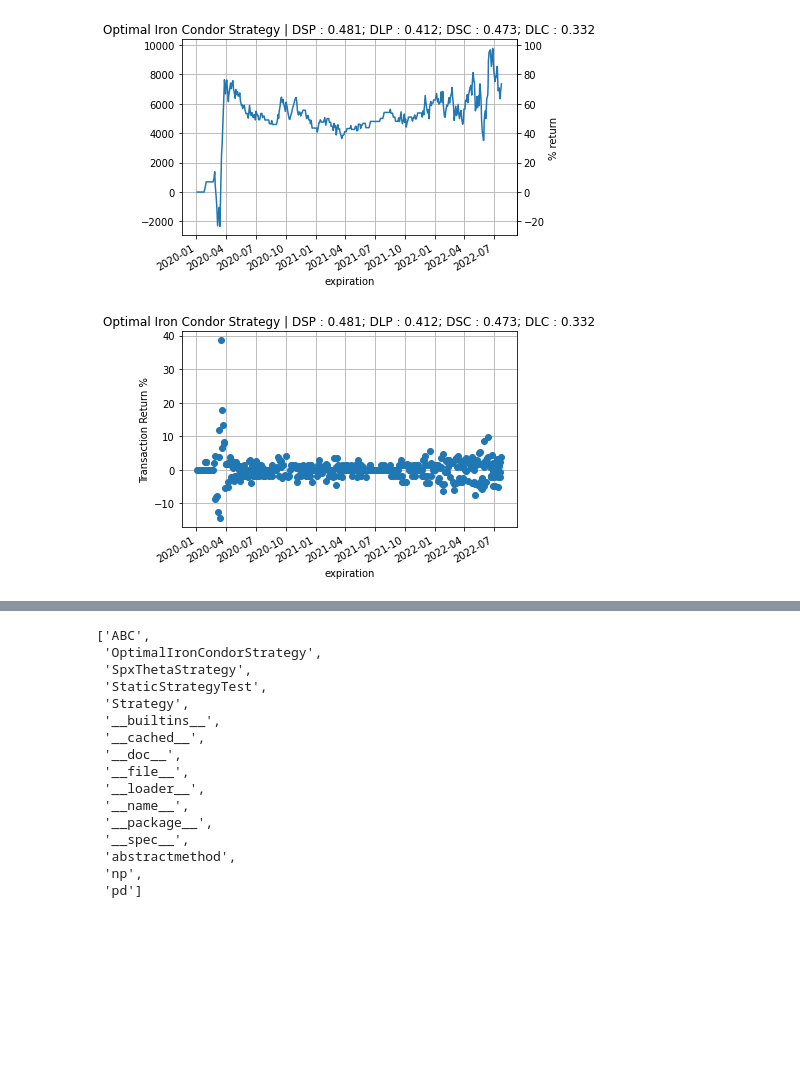
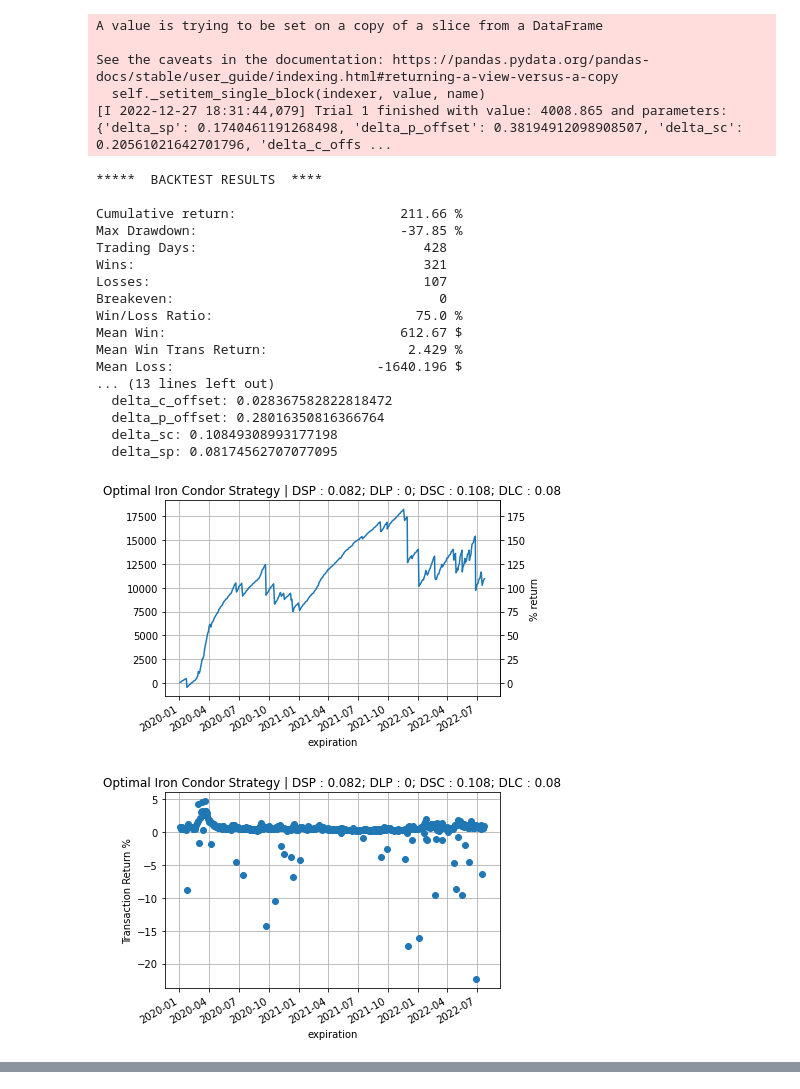
Before and after one commit to jcurtiswebb/SPXoptions-put-backtesting, a Jupyter notebook: spx-option-spread-backtester.ipynb, the cells around one changed output, grey strips where cells are left out. Drawn from its saved outputs; the diff is of its cells as text; code cells hidden in the pictures; blank space fills up the shorter version.

Commit message:
Kaggle Notebook | SPX Option Spread Backtester | Version 18

```diff
--- a/spx-option-spread-backtester.ipynb
+++ b/spx-option-spread-backtester.ipynb
@@ -211,7 +210,7 @@ def run_backtest(strat, df):
         f"\n{'Sharpe Ratio static STD:':<35}{round(np.sqrt(252)*(df_trades['transaction_return'].mean()-df_trades['daily_risk_free_return'].mean())/std_trans_return,3):>10}",
         f"\n{'Sharpe Ratio with RF STD:':<35}{round(np.sqrt(252)*(df_trades['transaction_return'].mean()-df_trades['daily_risk_free_return'].mean())/std_trans_return_less_rf,3):>10}",
         f"\n{'Risk Adj Cumulative Return:':<35}{round(df_trades['cum_return'].iloc[-1]*100/std_trans_return,3):>10}",
-
+        f"\n"
     )
     risk_adj_cum_return = round(df_trades['cum_return'].iloc[-1]*100/std_trans_return,3)
     return risk_adj_cum_return
@@ -228,8 +227,10 @@ def objective(trial, df):
     score = run_backtest(strategy, df)
     return score
 # %%
-study = optuna.create_study(direction = "maximize")
-study.optimize(lambda trial: objective(trial, df), n_trials = 1)
+study_name = "optimal-iron-condor-study"  # Unique identifier of the study.
+storage_name = "sqlite:///{}.db".format(study_name)
+study = optuna.create_study(direction = "maximize", study_name=study_name, storage=storage_name, load_if_exists=True)
+study.optimize(lambda trial: objective(trial, df), n_trials = 2)
 trial = study.best_trial
 print("Best Score: ", trial.value)
 print("Best Params: ")
@@ -276,2 +277,24 @@ Mean Loss:                           -430.558 $
+A value is trying to be set on a copy of a slice from a DataFrame
+
+See the caveats in the documentation: https://pandas.pydata.org/pandas-docs/stable/user_guide/indexing.html#returning-a-view-versus-a-copy
+  self._setitem_single_block(indexer, value, name)
+[I 2022-12-27 18:31:44,079] Trial 1 finished with value: 4008.865 and parameters: {'delta_sp': 0.1740461191268498, 'delta_p_offset': 0.38194912098908507, 'delta_sc': 0.20561021642701796, 'delta_c_offs ...
+*****  BACKTEST RESULTS  ****
+
+Cumulative return:                     211.66 %
+Max Drawdown:                          -37.85 %
+Trading Days:                             428
+Wins:                                     321
+Losses:                                   107
+Breakeven:                                  0
+Win/Loss Ratio:                          75.0 %
+Mean Win:                              612.67 $
+Mean Win Trans Return:                  2.429 %
+Mean Loss:                          -1640.196 $
+... (13 lines left out)
+  delta_c_offset: 0.028367582822818472
+  delta_p_offset: 0.28016350816366764
+  delta_sc: 0.10849308993177198
+  delta_sp: 0.08174562707077095
-[figure, old version]
+[figure, new version]
-[figure, old version]
+[figure, new version]
@@ -278,19 +302,0 @@ Mean Loss:                           -430.558 $
-# %%
-dir(ss)
-# %% [output]
-['ABC',
- 'OptimalIronCondorStrategy',
- 'SpxThetaStrategy',
- 'StaticStrategyTest',
- 'Strategy',
- '__builtins__',
- '__cached__',
- '__doc__',
- '__file__',
- '__loader__',
- '__name__',
- '__package__',
- '__spec__',
- 'abstractmethod',
- 'np',
- 'pd']
```
Also changed, not shown: parts of 2 cells of this notebook.
